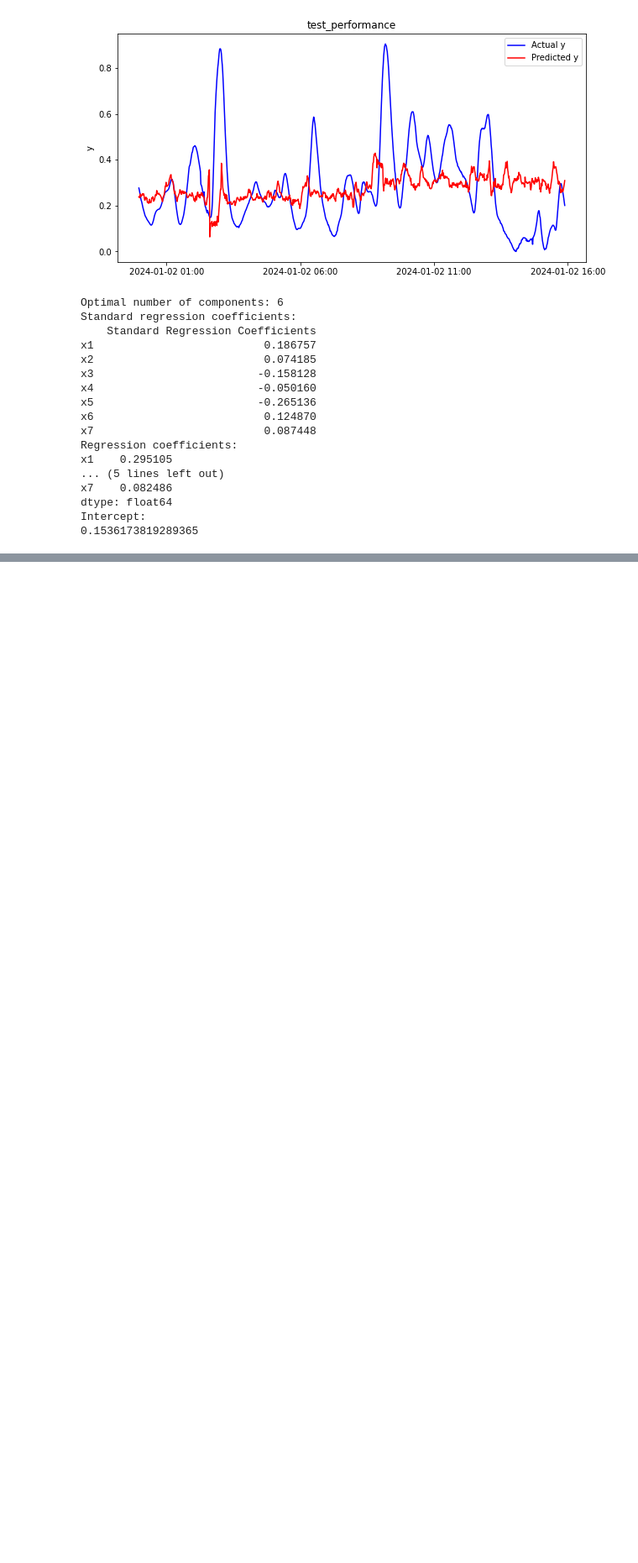
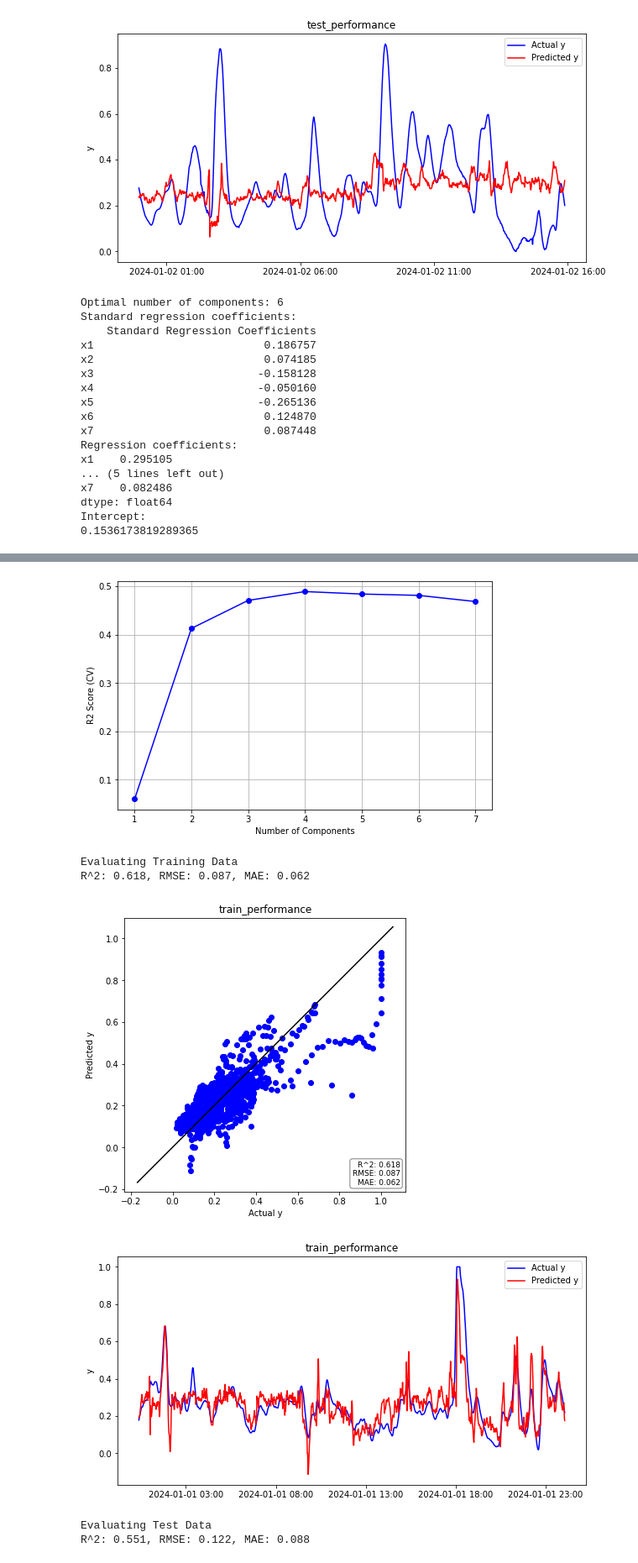
Before and after one commit to mimikousi/regression-model, a Jupyter notebook: pls_regression.ipynb, the cells around one changed output, grey strips where cells are left out. Shown at 84% size. Drawn from its saved outputs; the diff is of its cells as text; code cells hidden in the pictures; blank space fills up the shorter version.

```diff
--- a/pls_regression.ipynb
+++ b/pls_regression.ipynb
@@ -292,3 +292,18 @@ x7    0.082486
 dtype: float64
 Intercept:
 0.1536173819289365
+# %%
+#時間遅れ変数を作成
+delay_number = 18
+X_with_delays = pd.DataFrame()
+for col in X.columns:
+    col_name = f"{col}_delay_{delay_number}"
+    X_with_delays[col_name] = X[col].shift(delay_number)
+
+# 時間遅れ変数とｙのデータフレームを作成
+X_with_delays['y'] = y
+X_with_delays = X_with_delays.dropna()
+
+# 目的変数と説明変数に分割
+X = X_with_delays.iloc[:, :-1]
+y = X_with_delays['y']
@@ -294,0 +341,18 @@ Intercept:
+# %%
+# 関数の実行(前処理後)
+best_components, standard_regression_coefficients, beta_train, intercept_train = perform_pls_regression(X, y)
+print(f"Optimal number of components: {best_components}")
+print("Standard regression coefficients:")
+print(standard_regression_coefficients)
+print("Regression coefficients:")
+print(beta_train)
+print("Intercept:")
+print(intercept_train)
+# %% [output]
+[figure, added]
+Evaluating Training Data
+R^2: 0.618, RMSE: 0.087, MAE: 0.062
+[figure, added]
+[figure, added]
+Evaluating Test Data
+R^2: 0.551, RMSE: 0.122, MAE: 0.088
```
Also changed, not shown: parts of 3 cells of this notebook, 6 other files.
